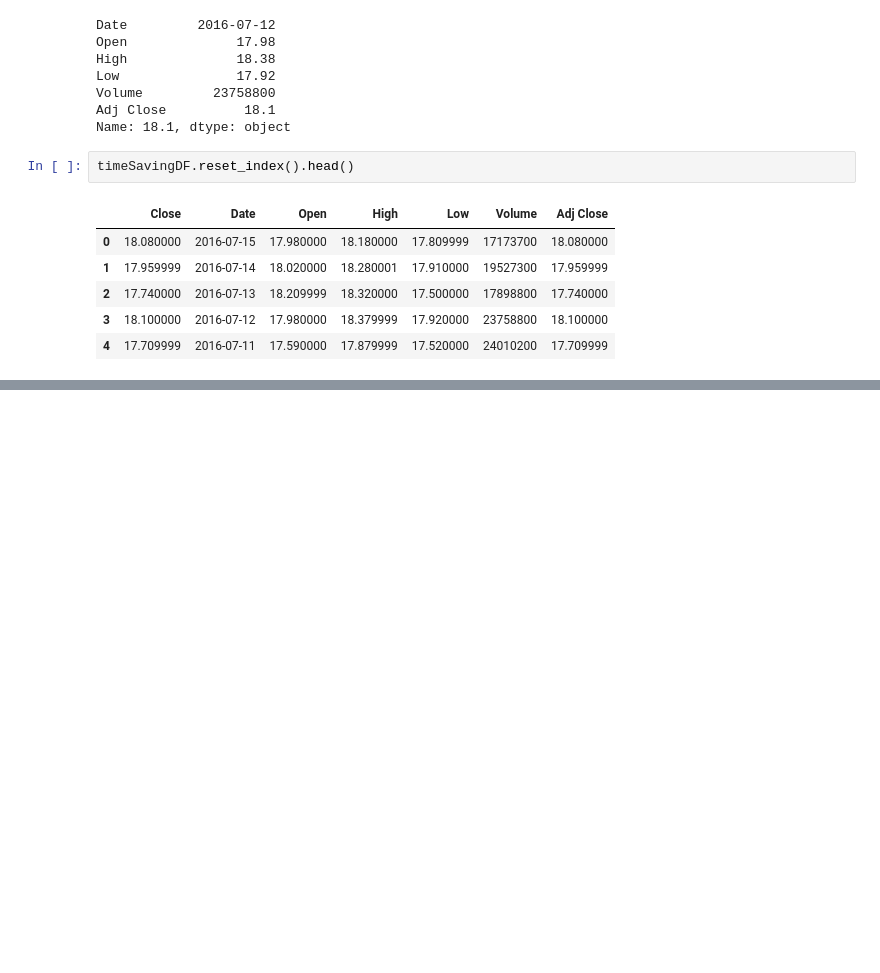
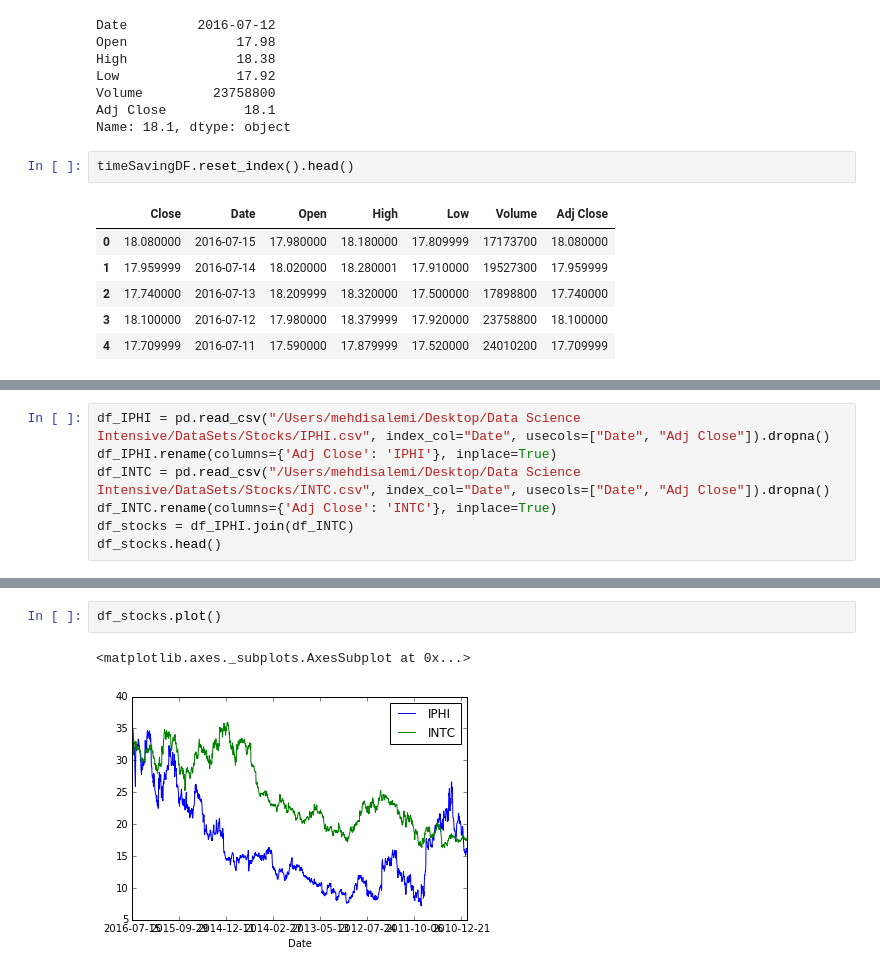
Before and after one commit to mssalemi/Data-Science-Intensive-Springboard, a Jupyter notebook: Section 3 Data Wrangling/3.1 Pandas Deep Dive/Pandas 3.1 Deep Dive.ipynb, the cells around one changed output, grey strips where cells are left out. Cells and saved outputs as stored; diff of their text form; blank space fills up the shorter version.

```diff
--- a/Section 3 Data Wrangling/3.1 Pandas Deep Dive/Pandas 3.1 Deep Dive.ipynb
+++ b/Section 3 Data Wrangling/3.1 Pandas Deep Dive/Pandas 3.1 Deep Dive.ipynb
@@ -155,0 +178,7 @@ timeSavingDF.reset_index().head()
+# %%
+df_IPHI = pd.read_csv("/Users/mehdisalemi/Desktop/Data Science Intensive/DataSets/Stocks/IPHI.csv", index_col="Date", usecols=["Date", "Adj Close"]).dropna()
+df_IPHI.rename(columns={'Adj Close': 'IPHI'}, inplace=True)
+df_INTC = pd.read_csv("/Users/mehdisalemi/Desktop/Data Science Intensive/DataSets/Stocks/INTC.csv", index_col="Date", usecols=["Date", "Adj Close"]).dropna()
+df_INTC.rename(columns={'Adj Close': 'INTC'}, inplace=True)
+df_stocks = df_IPHI.join(df_INTC)
+df_stocks.head()
@@ -155,0 +200,5 @@ timeSavingDF.reset_index().head()
+# %%
+df_stocks.plot()
+# %% [output]
+<matplotlib.axes._subplots.AxesSubplot at 0x...>
+[figure, added]
```
Also changed, not shown: parts of 10 cells of this notebook.
